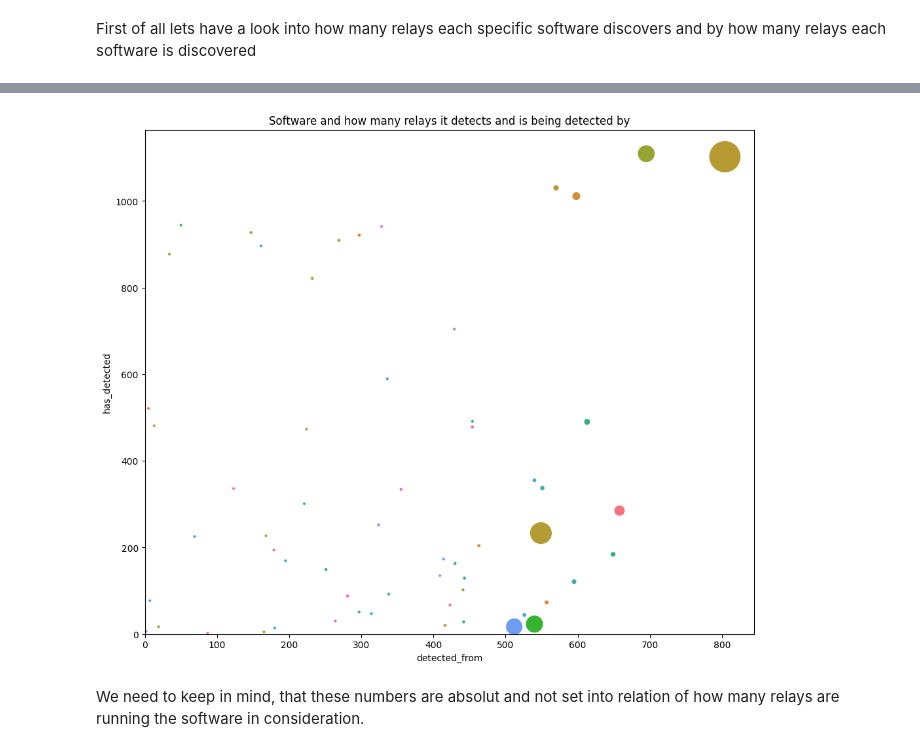
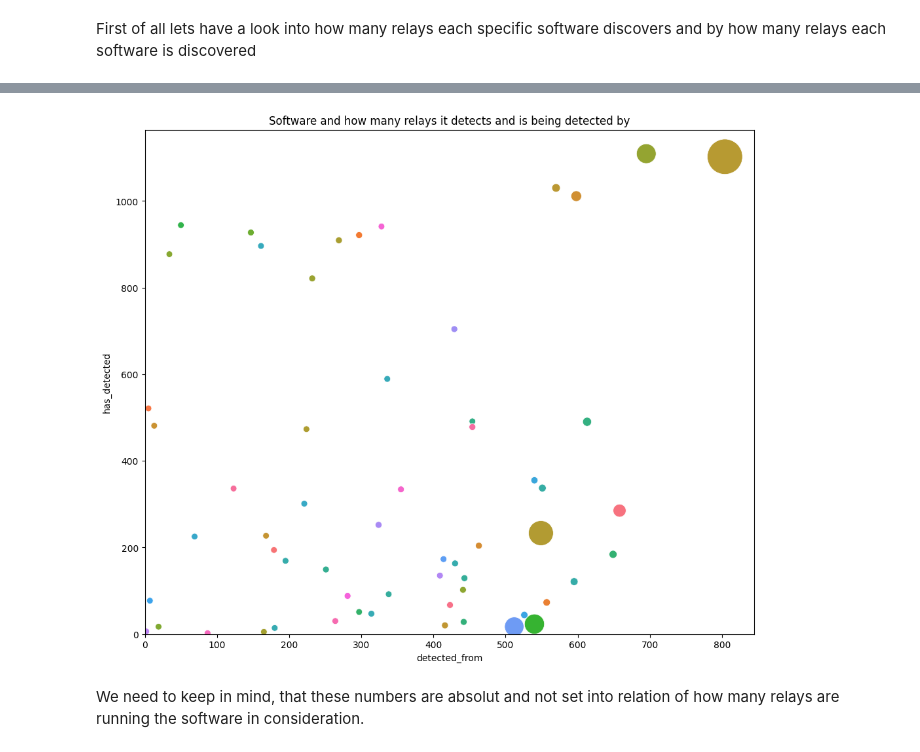
Before and after one commit to SEG-UNIBE/artio-insight, a Jupyter notebook: notebooks/artio.ipynb, the cells around one changed output, grey strips where cells are left out. Cells and saved outputs as stored; diff of their text form; code cells hidden in the pictures.

```diff
--- a/notebooks/artio.ipynb
+++ b/notebooks/artio.ipynb
@@ -609,25 +681,25 @@ trending/khatru/relays.land                           22
 # %%
 ax = plt.subplots(figsize=(12, 10))
 sb.scatterplot(
     software_joined,
     hue="software",
     x="detected_from",
     y="has_detected",
     size="user_count",
-    sizes=(10, 1200),
+    sizes=(50, 1500),
     alpha=1,
     markers="user_count",
     legend=False
 )
 
 plt.xlim(0)
 plt.ylim(0)
 
 plt.title("Software and how many relays it detects and is being detected by")
-plt.plot(software_joined["detected_from"], p(software_joined["detected_from"]))
 save_pdf(plt, "software_detects_is-detected_clean")
+plt.show()
 # %% [output]
-[figure, old version]
+[figure, new version]
 # %% [markdown]
 We need to keep in mind, that these numbers are absolut and not set into relation of how many relays are running the software in consideration.
 # %%
```
Also changed, not shown: parts of 29 cells of this notebook, 2 other files.
